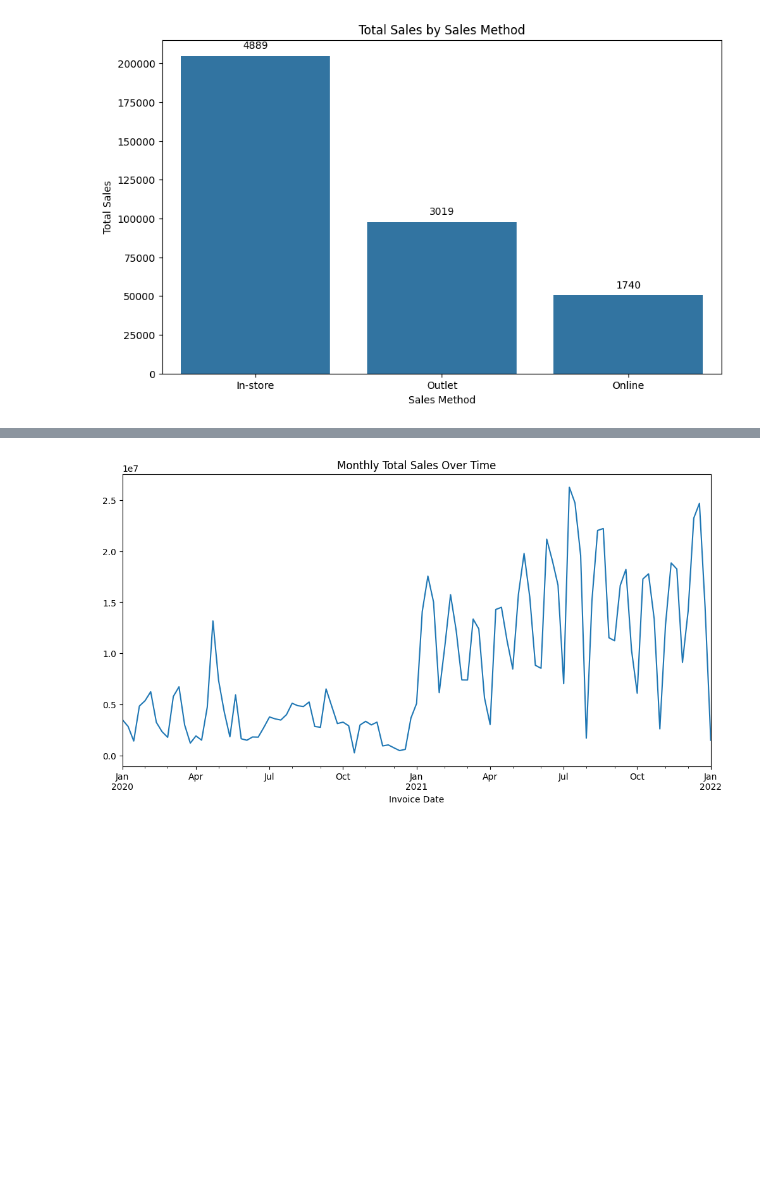
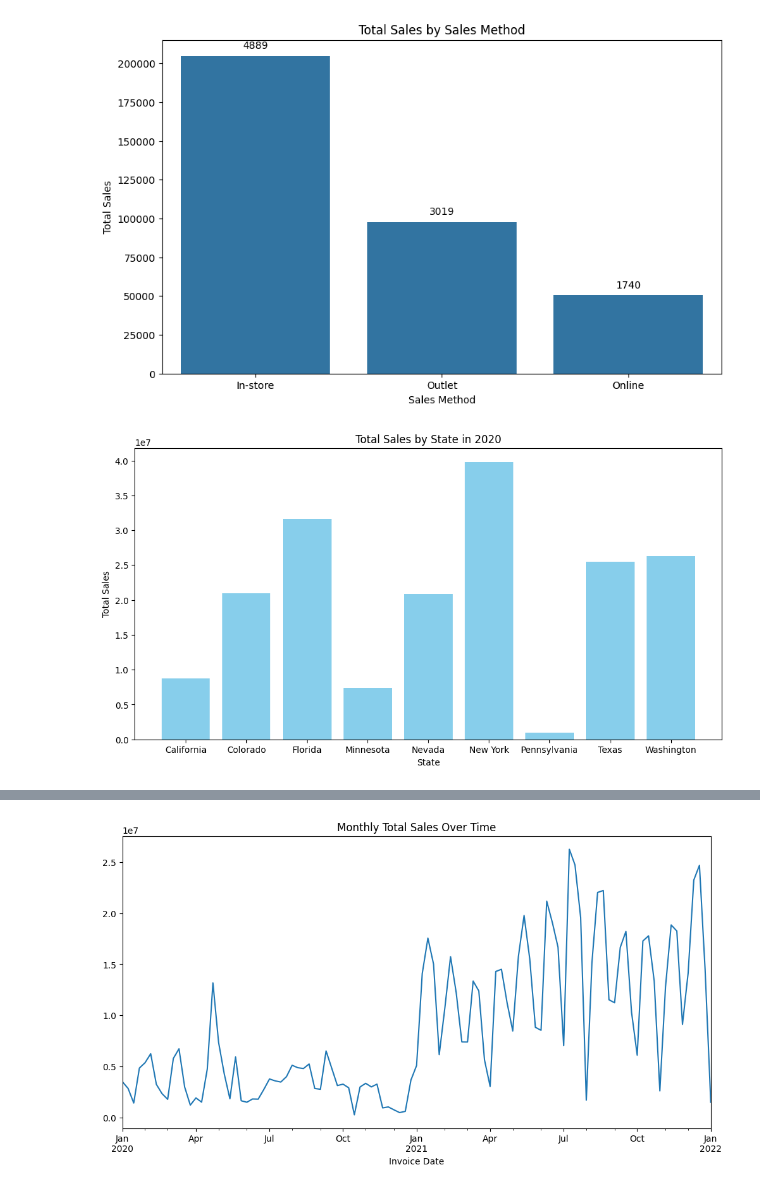
Before and after one commit to delatorrena2016/sql-etl-analytics, a Jupyter notebook: exp.ipynb, the cells around one changed output, grey strips where cells are left out. Cells and saved outputs as stored; diff of their text form; code cells hidden in the pictures; blank space fills up the shorter version.

```diff
--- a/exp.ipynb
+++ b/exp.ipynb
@@ -223,3 +183,25 @@ plt.show()
 # %% [output]
 [figure]
 [figure]
+# %%
+# Convert 'Invoice Date' to datetime for easier handling
+df['Invoice Date'] = pd.to_datetime(df['Invoice Date'])
+
+# Extract year from 'Invoice Date'
+df['Year'] = df['Invoice Date'].dt.year
+
+# Filter data for the year 2022
+df_2020 = df[df['Year'] == 2020]
+
+# Group by 'State' and calculate total sales
+total_sales_by_state = df_2020.groupby('State')['Total Sales'].sum().reset_index()
+
+# Plotting a bar chart
+plt.figure(figsize=(12, 6))
+plt.bar(total_sales_by_state['State'], total_sales_by_state['Total Sales'], color='skyblue')
+plt.xlabel('State')
+plt.ylabel('Total Sales')
+plt.title('Total Sales by State in 2020')
+plt.show()
+# %% [output]
+[figure, added]
```
Also changed, not shown: parts of 22 cells of this notebook.
